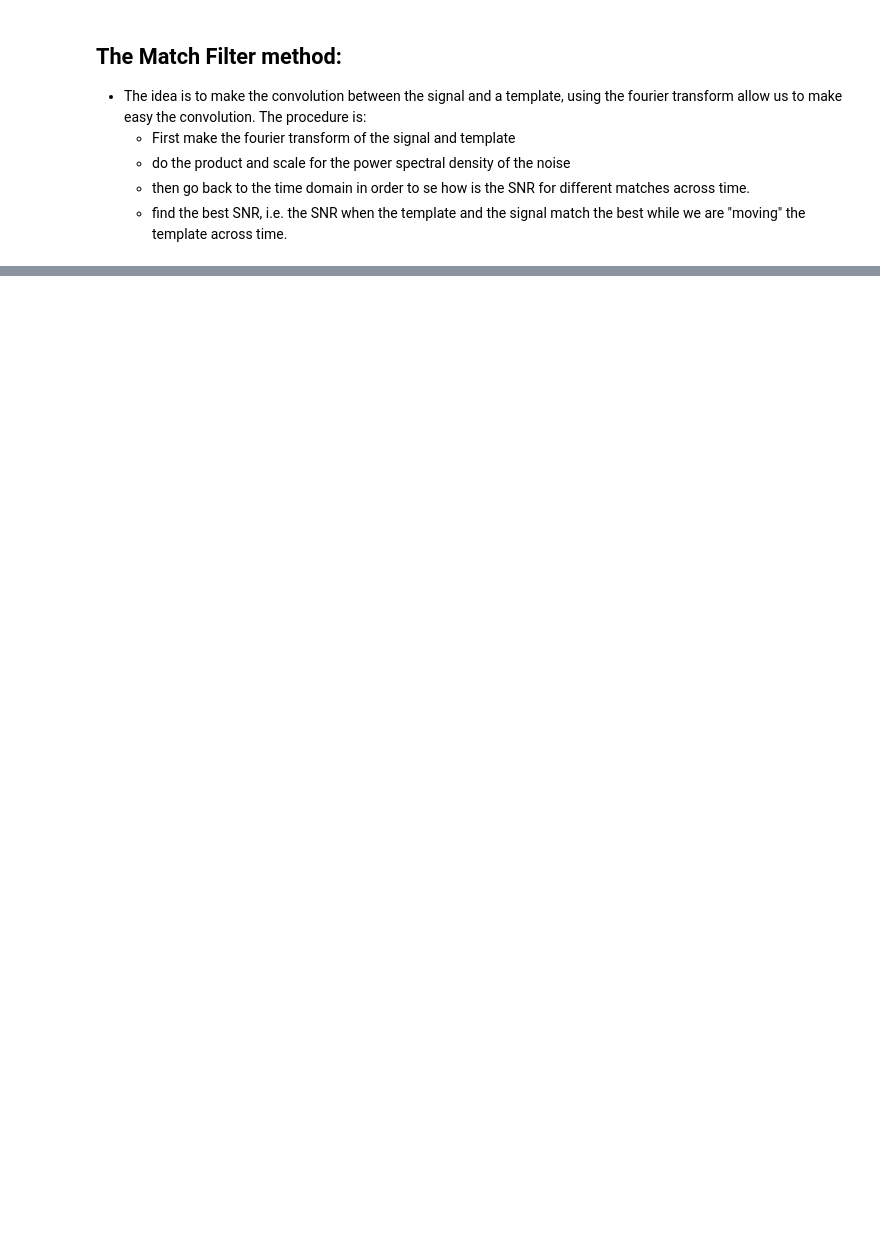
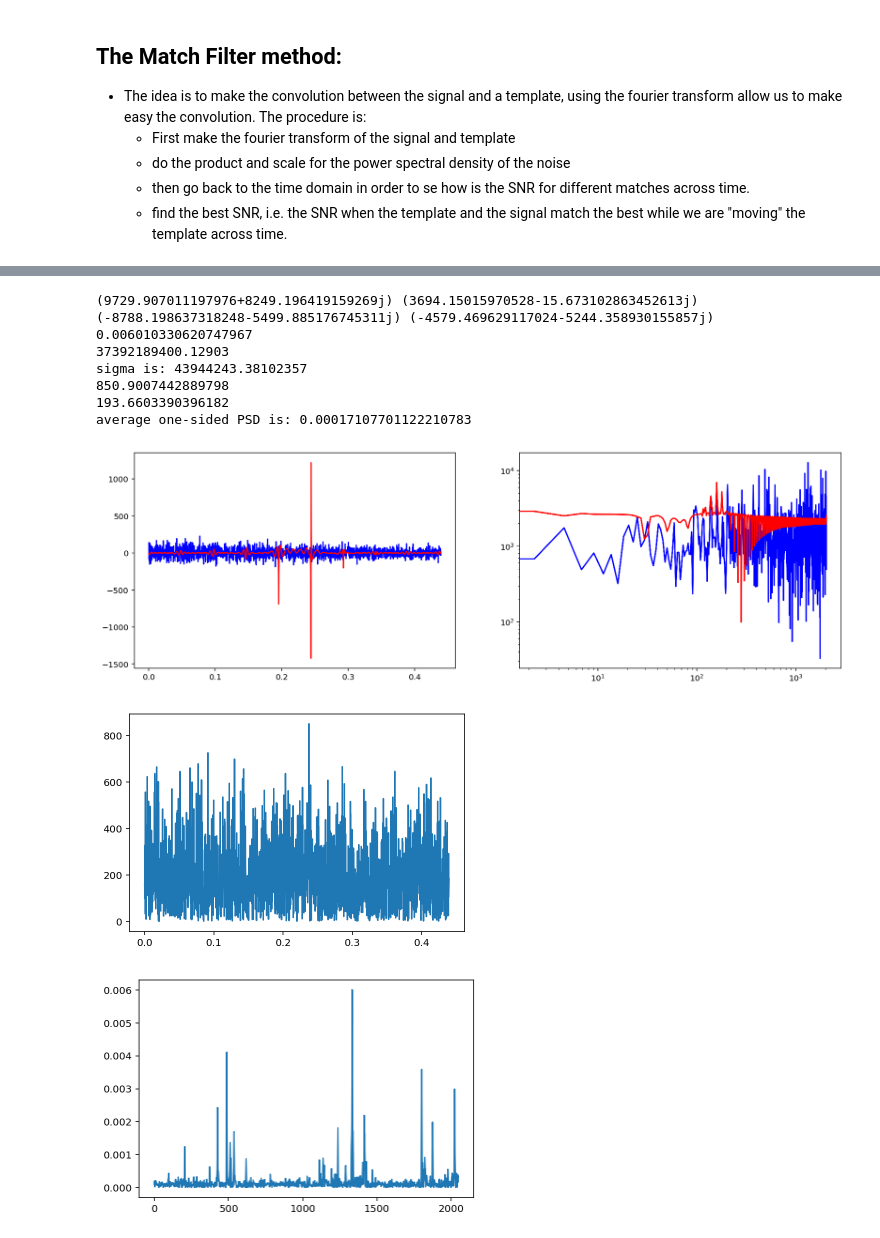
Before and after one commit to frmunozz/IrregularMatchedFilter, a Jupyter notebook: RegularSampling.ipynb, the cells around one changed output, grey strips where cells are left out. Cells and saved outputs as stored; diff of their text form; code cells hidden in the pictures; blank space fills up the shorter version.

```diff
--- a/RegularSampling.ipynb
+++ b/RegularSampling.ipynb
@@ -115,0 +260,31 @@ class MatchFilter:
+# %%
+mf = MatchFilter(data2, template2, dt)
+template_fft, data_fft, power_vec = mf.make_fft(noise2)
+freqs = mf.compute_freqs()
+snr = mf.SNR(noise2, normalize=True, shift=True)
+
+
+fig, [ax1, ax2] = plt.subplots(1, 2, figsize=(16, 5))
+ax1.plot(times, data2, 'b')
+ax1.plot(times, template2, 'r')
+ax2.loglog(abs(freqs), abs(data_fft), 'b')
+ax2.loglog(abs(freqs), abs(template_fft.conjugate()), 'r')
+# ax2.set_xlim(0, 50)
+
+fig = plt.figure()
+plt.plot(times, snr)
+print(np.mean(snr))
+
+fig = plt.figure()
+plt.plot(mf.freq_psd, mf.psd)
+print("average one-sided PSD is: {}".format(np.average(mf.psd)))
+# %% [output]
+(9729.907011197976+8249.196419159269j) (3694.15015970528-15.673102863452613j) (-8788.198637318248-5499.885176745311j) (-4579.469629117024-5244.358930155857j) 0.006010330620747967
+37392189400.12903
+sigma is: 43944243.38102357
+850.9007442889798
+193.6603390396182
+average one-sided PSD is: 0.00017107701122210783
+[figure, added]
+[figure, added]
+[figure, added]
```
Also changed, not shown: parts of 17 cells of this notebook.
